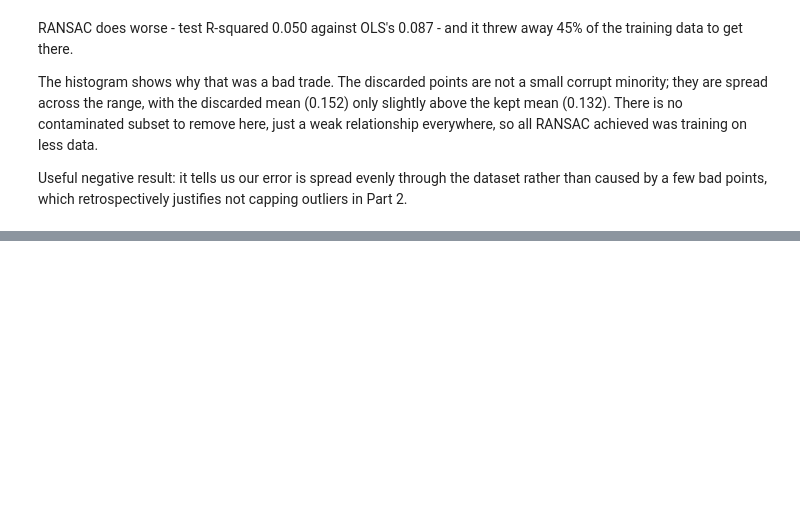
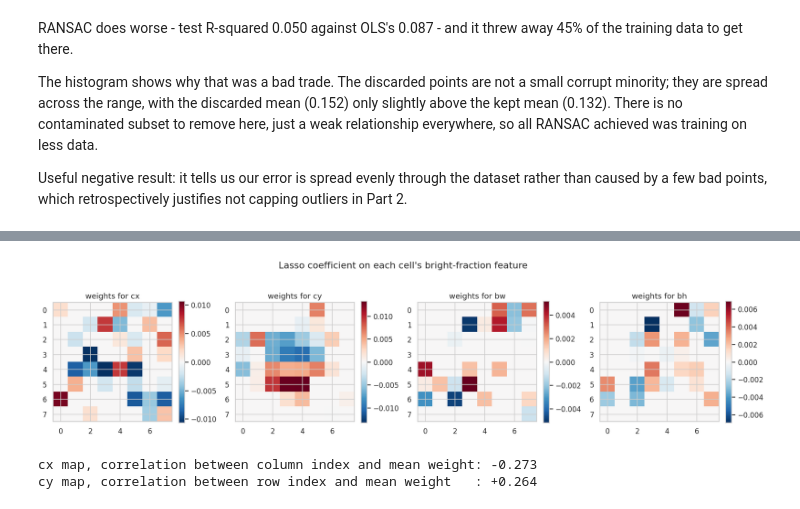
Before and after one commit to SurajKhomane108/brain-tumor-classification-localization, a Jupyter notebook: brain_tumor_classification_localization.ipynb, the cells around one changed output, grey strips where cells are left out. Cells and saved outputs as stored; diff of their text form; code cells hidden in the pictures; blank space fills up the shorter version.

Commit message:
Add Ridge/Lasso/ElasticNet regression and coefficient-map visualization

```diff
--- a/brain_tumor_classification_localization.ipynb
+++ b/brain_tumor_classification_localization.ipynb
@@ -1132,0 +1209,24 @@ caused by a few bad points, which retrospectively justifies not capping outliers
+# %%
+W = np.atleast_2d(tuned["Lasso"][-1].coef_)
+pos = {n: i for i, n in enumerate(GRID_COLS)}
+
+fig, axes = plt.subplots(1, 4, figsize=(16, 3.8))
+maps = []
+for t, tgt in enumerate(BOX):
+    m = np.array([[W[t, pos["g%d%d_bright" % (r, c)]] for c in range(GRID)] for r in range(GRID)])
+    maps.append(m)
+    lim = np.abs(m).max()
+    im = axes[t].imshow(m, cmap="RdBu_r", vmin=-lim, vmax=lim)
+    axes[t].set_title("weights for " + tgt)
+    plt.colorbar(im, ax=axes[t], fraction=0.046)
+plt.suptitle("Lasso coefficient on each cell's bright-fraction feature", y=1.03)
+plt.tight_layout(); plt.show()
+
+print("cx map, correlation between column index and mean weight: %+.3f"
+      % np.corrcoef(np.arange(GRID), maps[0].mean(0))[0, 1])
+print("cy map, correlation between row index and mean weight   : %+.3f"
+      % np.corrcoef(np.arange(GRID), maps[1].mean(1))[0, 1])
+# %% [output]
+[figure, added]
+cx map, correlation between column index and mean weight: -0.273
+cy map, correlation between row index and mean weight   : +0.264
```
Also changed, not shown: parts of 9 cells of this notebook.
